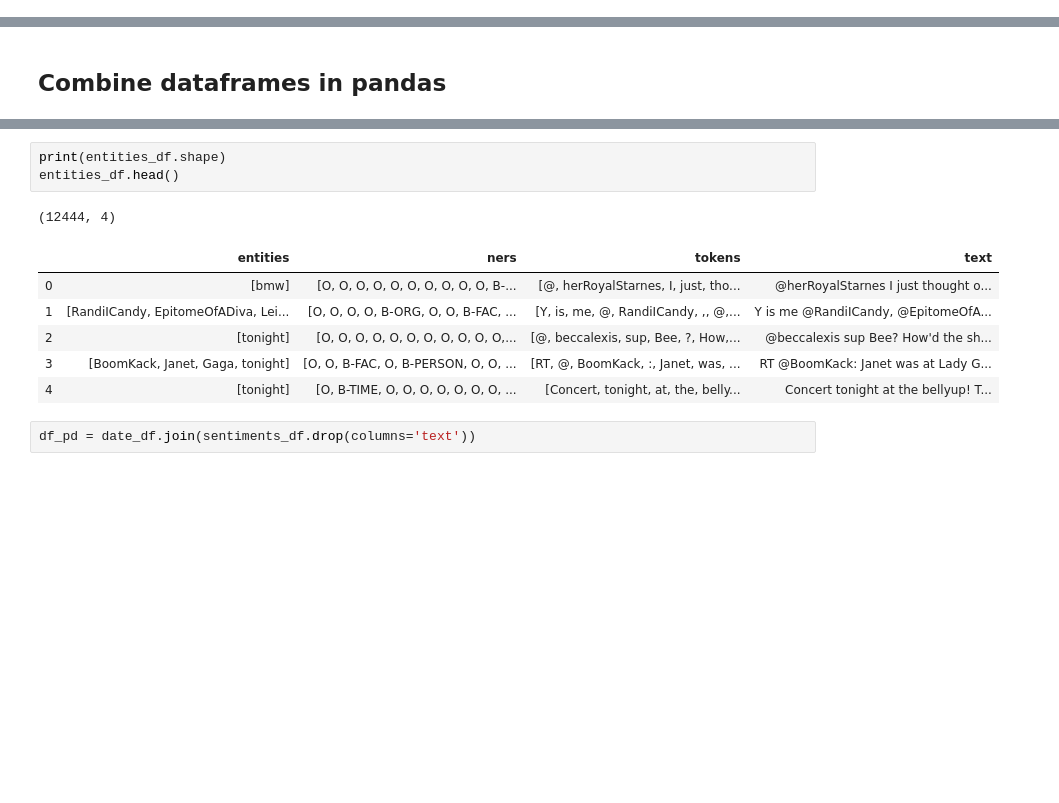
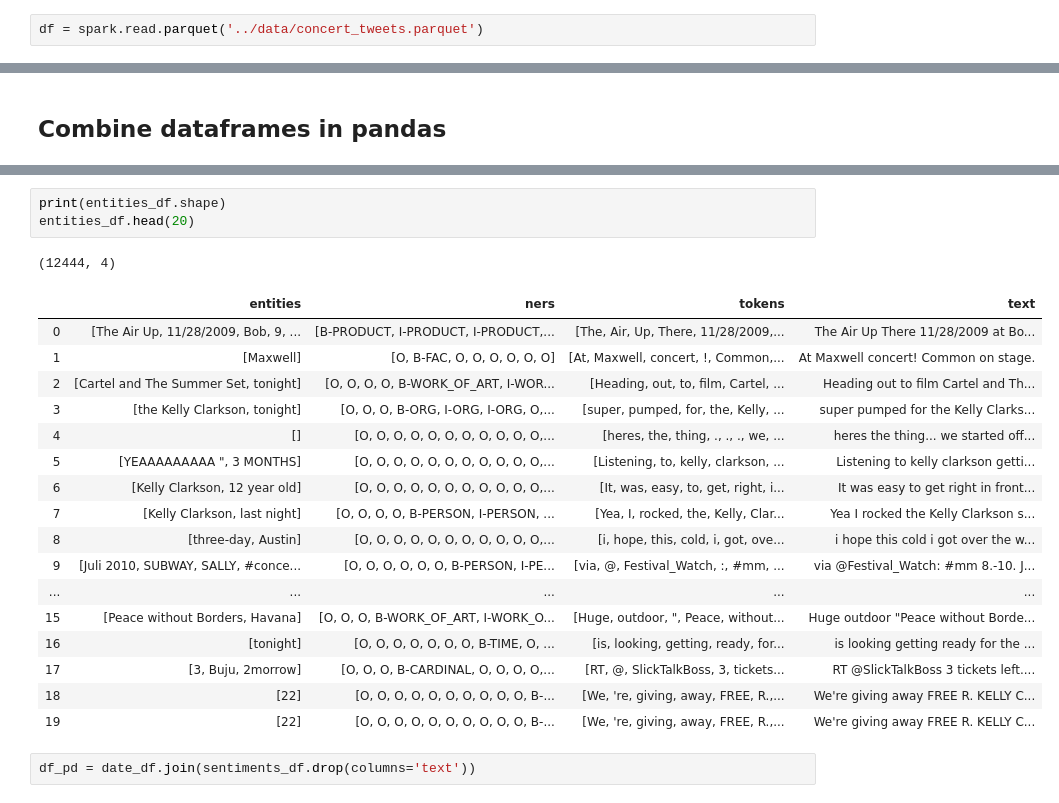
Before and after one commit to allisoncstafford/concert_tweets, a Jupyter notebook: concert_tweets.ipynb, the cells around one changed output, grey strips where cells are left out. Saved outputs shown, nothing was run; the diff lists cells and outputs as text; blank space fills up the shorter version.

```diff
--- a/concert_tweets.ipynb
+++ b/concert_tweets.ipynb
@@ -339 +339,3 @@ df = concert_tweets.select('user_id', 't_text', 't_dt')
+# %%
+df = spark.read.parquet('../data/concert_tweets.parquet')
 # %%
@@ -538,14 +556,25 @@ sentiments_df.head()
 # %%
 print(entities_df.shape)
-entities_df.head()
+entities_df.head(20)
 # %% [output]
 (12444, 4)
 |  | entities | ners | tokens | text |
-| 0 | [bmw] | [O, O, O, O, O, O, O, O, O, O, B-... | [@, herRoyalStarnes, I, just, tho... | @herRoyalStarnes I just thought o... |
-| 1 | [RandiICandy, EpitomeOfADiva, Lei... | [O, O, O, O, B-ORG, O, O, B-FAC, ... | [Y, is, me, @, RandiICandy, ,, @,... | Y is me @RandiICandy, @EpitomeOfA... |
-| 2 | [tonight] | [O, O, O, O, O, O, O, O, O, O, O,... | [@, beccalexis, sup, Bee, ?, How,... | @beccalexis sup Bee? How'd the sh... |
-| 3 | [BoomKack, Janet, Gaga, tonight] | [O, O, B-FAC, O, B-PERSON, O, O, ... | [RT, @, BoomKack, :, Janet, was, ... | RT @BoomKack: Janet was at Lady G... |
-| 4 | [tonight] | [O, B-TIME, O, O, O, O, O, O, O, ... | [Concert, tonight, at, the, belly... | Concert tonight at the bellyup! T... |
+| 0 | [The Air Up, 11/28/2009, Bob, 9, ... | [B-PRODUCT, I-PRODUCT, I-PRODUCT,... | [The, Air, Up, There, 11/28/2009,... | The Air Up There 11/28/2009 at Bo... |
+| 1 | [Maxwell] | [O, B-FAC, O, O, O, O, O, O] | [At, Maxwell, concert, !, Common,... | At Maxwell concert! Common on stage. |
+| 2 | [Cartel and The Summer Set, tonight] | [O, O, O, O, B-WORK_OF_ART, I-WOR... | [Heading, out, to, film, Cartel, ... | Heading out to film Cartel and Th... |
+| 3 | [the Kelly Clarkson, tonight] | [O, O, O, B-ORG, I-ORG, I-ORG, O,... | [super, pumped, for, the, Kelly, ... | super pumped for the Kelly Clarks... |
+| 4 | [] | [O, O, O, O, O, O, O, O, O, O, O,... | [heres, the, thing, ., ., ., we, ... | heres the thing... we started off... |
+| 5 | [YEAAAAAAAAA ", 3 MONTHS] | [O, O, O, O, O, O, O, O, O, O, O,... | [Listening, to, kelly, clarkson, ... | Listening to kelly clarkson getti... |
+| 6 | [Kelly Clarkson, 12 year old] | [O, O, O, O, O, O, O, O, O, O, O,... | [It, was, easy, to, get, right, i... | It was easy to get right in front... |
+| 7 | [Kelly Clarkson, last night] | [O, O, O, O, B-PERSON, I-PERSON, ... | [Yea, I, rocked, the, Kelly, Clar... | Yea I rocked the Kelly Clarkson s... |
+| 8 | [three-day, Austin] | [O, O, O, O, O, O, O, O, O, O, O,... | [i, hope, this, cold, i, got, ove... | i hope this cold i got over the w... |
+| 9 | [Juli 2010, SUBWAY, SALLY, #conce... | [O, O, O, O, O, O, B-PERSON, I-PE... | [via, @, Festival_Watch, :, #mm, ... | via @Festival_Watch: #mm 8.-10. J... |
+| ... | ... | ... | ... | ... |
+| 15 | [Peace without Borders, Havana] | [O, O, O, B-WORK_OF_ART, I-WORK_O... | [Huge, outdoor, ", Peace, without... | Huge outdoor "Peace without Borde... |
+| 16 | [tonight] | [O, O, O, O, O, O, O, B-TIME, O, ... | [is, looking, getting, ready, for... | is looking getting ready for the ... |
+| 17 | [3, Buju, 2morrow] | [O, O, O, B-CARDINAL, O, O, O, O,... | [RT, @, SlickTalkBoss, 3, tickets... | RT @SlickTalkBoss 3 tickets left.... |
+| 18 | [22] | [O, O, O, O, O, O, O, O, O, O, B-... | [We, 're, giving, away, FREE, R.,... | We're giving away FREE R. KELLY C... |
+| 19 | [22] | [O, O, O, O, O, O, O, O, O, O, B-... | [We, 're, giving, away, FREE, R.,... | We're giving away FREE R. KELLY C... |
 # %%
 df_pd = date_df.join(sentiments_df.drop(columns='text'))
 # %%
```
Also changed, not shown: parts of 30 cells of this notebook.
